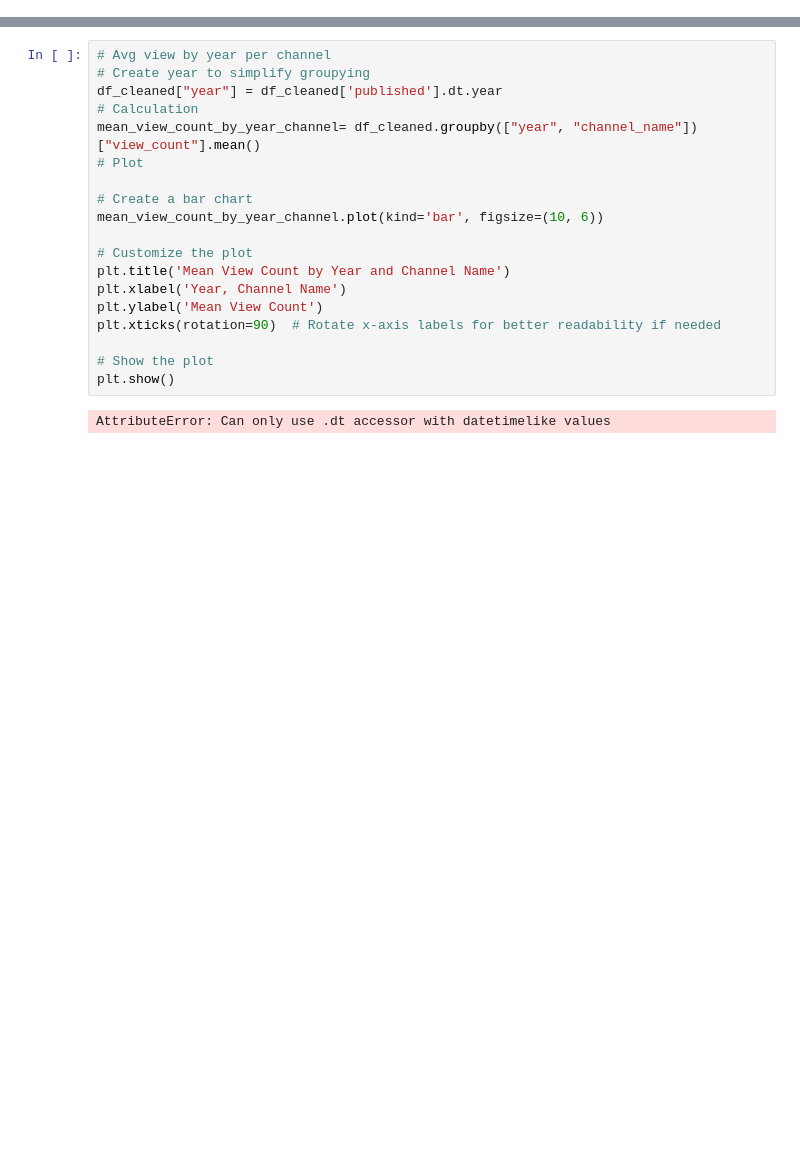
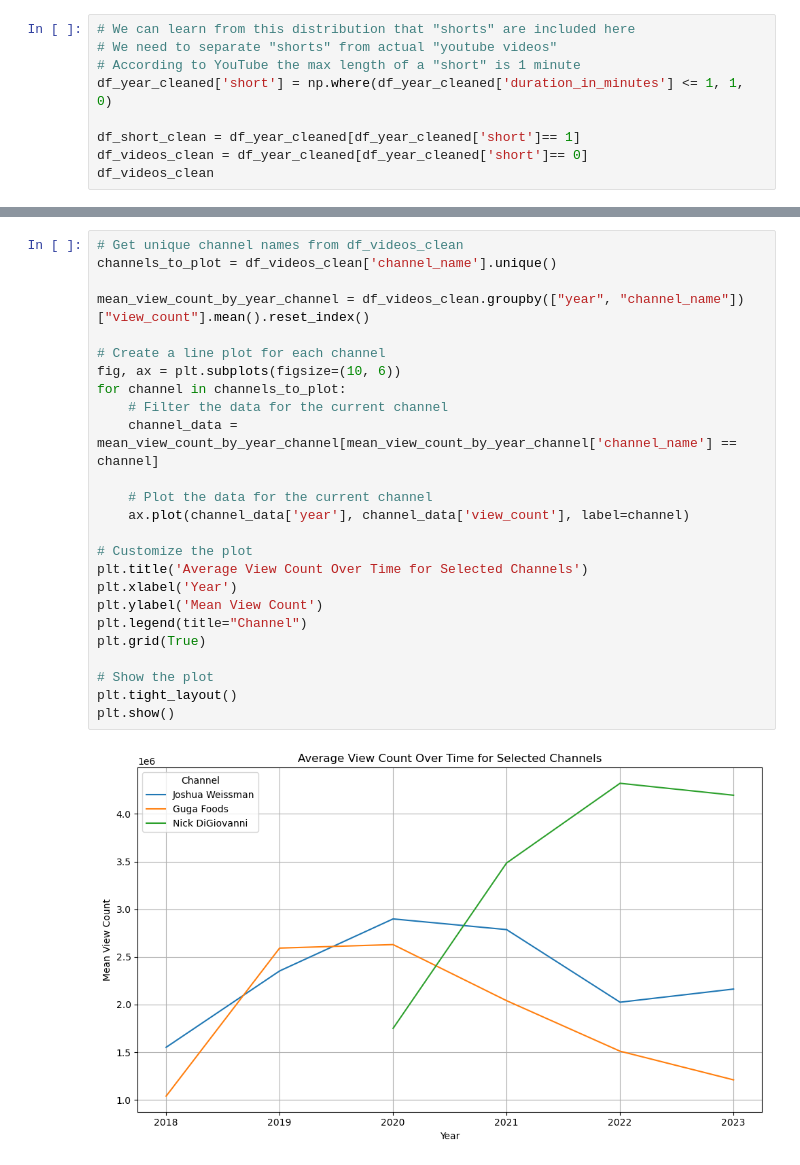
Before and after one commit to JT98CH/PROJECT_YOUTUBE, a Jupyter notebook: PROJECT_YOUTUBE_VIZ.ipynb, the cells around one changed output, grey strips where cells are left out. Drawn from its saved outputs; the diff is of its cells as text; blank space fills up the shorter version.

```diff
--- a/PROJECT_YOUTUBE_VIZ.ipynb
+++ b/PROJECT_YOUTUBE_VIZ.ipynb
@@ -57,0 +102,9 @@ plt.show()
+# %%
+# We can learn from this distribution that "shorts" are included here
+# We need to separate "shorts" from actual "youtube videos"
+# According to YouTube the max length of a "short" is 1 minute
+df_year_cleaned['short'] = np.where(df_year_cleaned['duration_in_minutes'] <= 1, 1, 0)
+
+df_short_clean = df_year_cleaned[df_year_cleaned['short']== 1]
+df_videos_clean = df_year_cleaned[df_year_cleaned['short']== 0]
+df_videos_clean
@@ -58,23 +155,29 @@ plt.show()
 # %%
-# Avg view by year per channel
-# Create year to simplify groupying
-df_cleaned["year"] = df_cleaned['published'].dt.year
-# Calculation
-mean_view_count_by_year_channel= df_cleaned.groupby(["year", "channel_name"])["view_count"].mean()
-# Plot
+# Get unique channel names from df_videos_clean
+channels_to_plot = df_videos_clean['channel_name'].unique()
 
-# Create a bar chart
-mean_view_count_by_year_channel.plot(kind='bar', figsize=(10, 6))
+mean_view_count_by_year_channel = df_videos_clean.groupby(["year", "channel_name"])["view_count"].mean().reset_index()
+
+# Create a line plot for each channel
+fig, ax = plt.subplots(figsize=(10, 6))
+for channel in channels_to_plot:
+    # Filter the data for the current channel
+    channel_data = mean_view_count_by_year_channel[mean_view_count_by_year_channel['channel_name'] == channel]
+
+    # Plot the data for the current channel
+    ax.plot(channel_data['year'], channel_data['view_count'], label=channel)
 
 # Customize the plot
-plt.title('Mean View Count by Year and Channel Name')
-plt.xlabel('Year, Channel Name')
+plt.title('Average View Count Over Time for Selected Channels')
+plt.xlabel('Year')
 plt.ylabel('Mean View Count')
-plt.xticks(rotation=90)  # Rotate x-axis labels for better readability if needed
+plt.legend(title="Channel")
+plt.grid(True)
 
 # Show the plot
+plt.tight_layout()
 plt.show()
 # %% [output]
-AttributeError: Can only use .dt accessor with datetimelike values
+[figure, added]
 # %%
 # When they usually submit a video?
```
Also changed, not shown: parts of 54 cells of this notebook, 30 other files.
